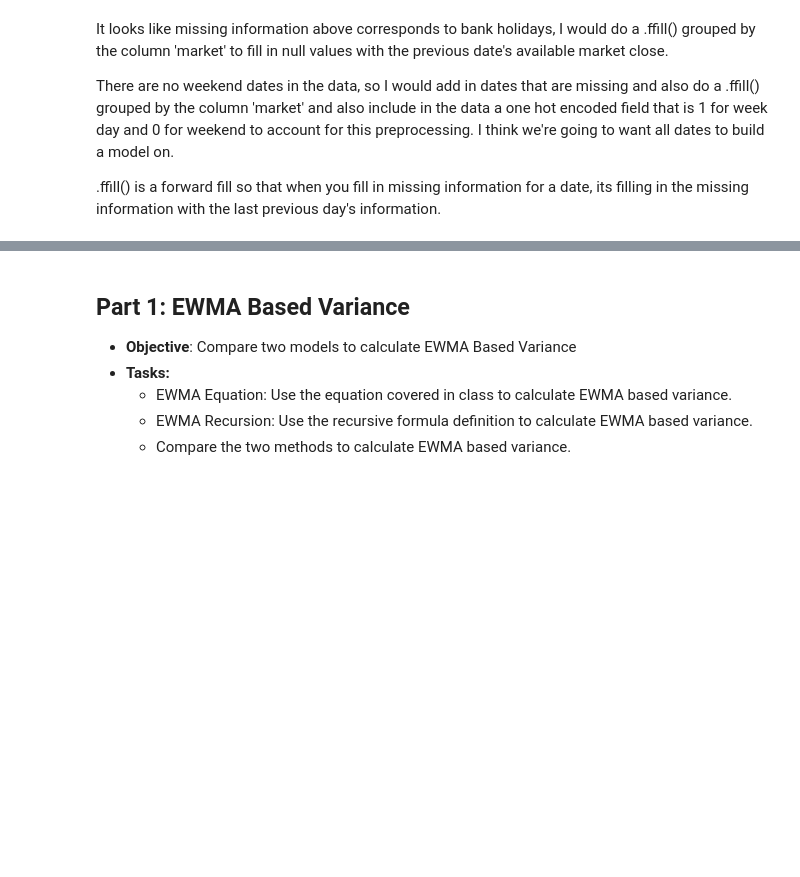
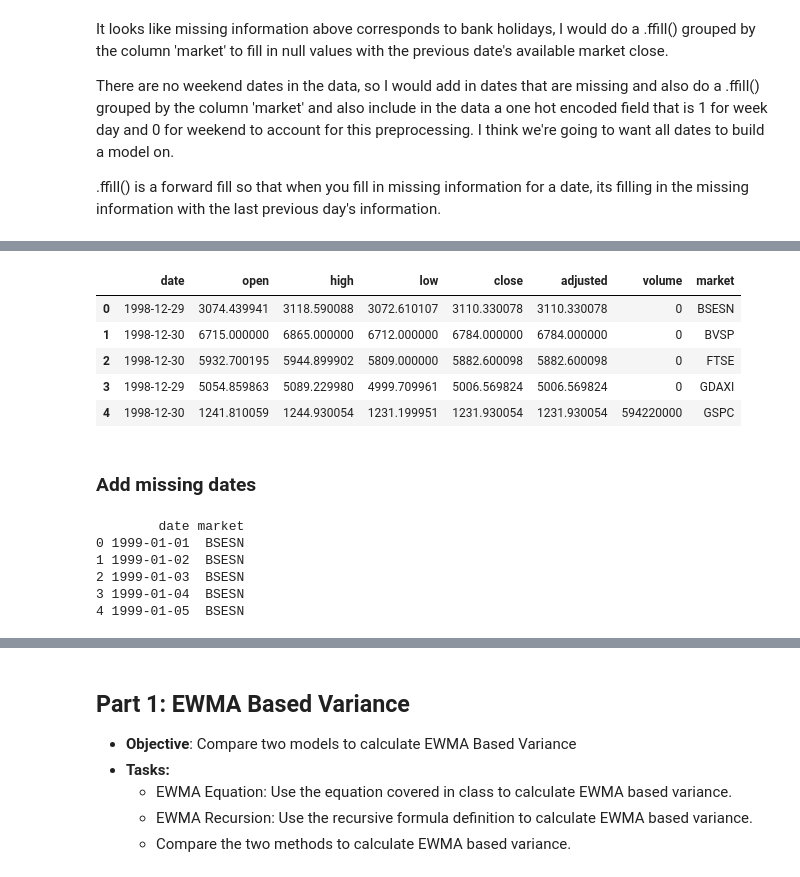
Before and after one commit to amberwalker-ds/Exploring-Advanced-Financial-Modeling-Techniques, a Jupyter notebook: MLF_HW1_code.ipynb, the cells around one changed output, grey strips where cells are left out. Saved outputs shown, nothing was run; the diff lists cells and outputs as text; code cells hidden in the pictures; blank space fills up the shorter version.

```diff
--- a/MLF_HW1_code.ipynb
+++ b/MLF_HW1_code.ipynb
@@ -93,0 +151,44 @@ There are no weekend dates in the data, so I would add in dates that are missing
+# %%
+#clean data
+combined_df = combined_df.drop(columns=['Dividends', 'Stock Splits', 'Capital Gains'])
+combined_df = combined_df.reset_index()
+combined_df.rename(columns={'index': 'date'}, inplace=True)
+combined_df.rename(columns={'Adj Close': 'adjusted'}, inplace=True)
+combined_df.columns = combined_df.columns.str.lower()
+combined_df['market'] = combined_df['market'].str.replace('^', '', regex=False)
+
+#remove the timezone
+if 'date' in combined_df.columns:
+    combined_df['date'] = pd.to_datetime(combined_df['date'], utc=True)
+    combined_df['date'] = combined_df['date'].dt.tz_localize(None)
+    combined_df['date'] = combined_df['date'].dt.date
+
+display(combined_df.head())
+# %% [output]
+|  | date | open | high | low | close | adjusted | volume | market |
+| 0 | 1998-12-29 | 3074.439941 | 3118.590088 | 3072.610107 | 3110.330078 | 3110.330078 | 0 | BSESN |
+| 1 | 1998-12-30 | 6715.000000 | 6865.000000 | 6712.000000 | 6784.000000 | 6784.000000 | 0 | BVSP |
+| 2 | 1998-12-30 | 5932.700195 | 5944.899902 | 5809.000000 | 5882.600098 | 5882.600098 | 0 | FTSE |
+| 3 | 1998-12-29 | 5054.859863 | 5089.229980 | 4999.709961 | 5006.569824 | 5006.569824 | 0 | GDAXI |
+| 4 | 1998-12-30 | 1241.810059 | 1244.930054 | 1231.199951 | 1231.930054 | 1231.930054 | 594220000 | GSPC |
+# %% [markdown]
+### Add missing dates
+# %%
+#first we build a df with all dates (including weekends) for EACH market
+start_date = datetime.datetime(1999, 1, 1)
+end_date = datetime.datetime(2020, 4, 30)
+#date range
+dates = pd.date_range(start=start_date, end=end_date, freq='D')
+#all of the diff markets
+markets = df_market['market'].unique()
+#df build
+date_df = pd.DataFrame([(date, market) for market in markets for date in dates], columns=['date', 'market'])
+
+print(date_df.head())
+# %% [output]
+        date market
+0 1999-01-01  BSESN
+1 1999-01-02  BSESN
+2 1999-01-03  BSESN
+3 1999-01-04  BSESN
+4 1999-01-05  BSESN
```
Also changed, not shown: parts of 21 cells of this notebook, 5 other files.
